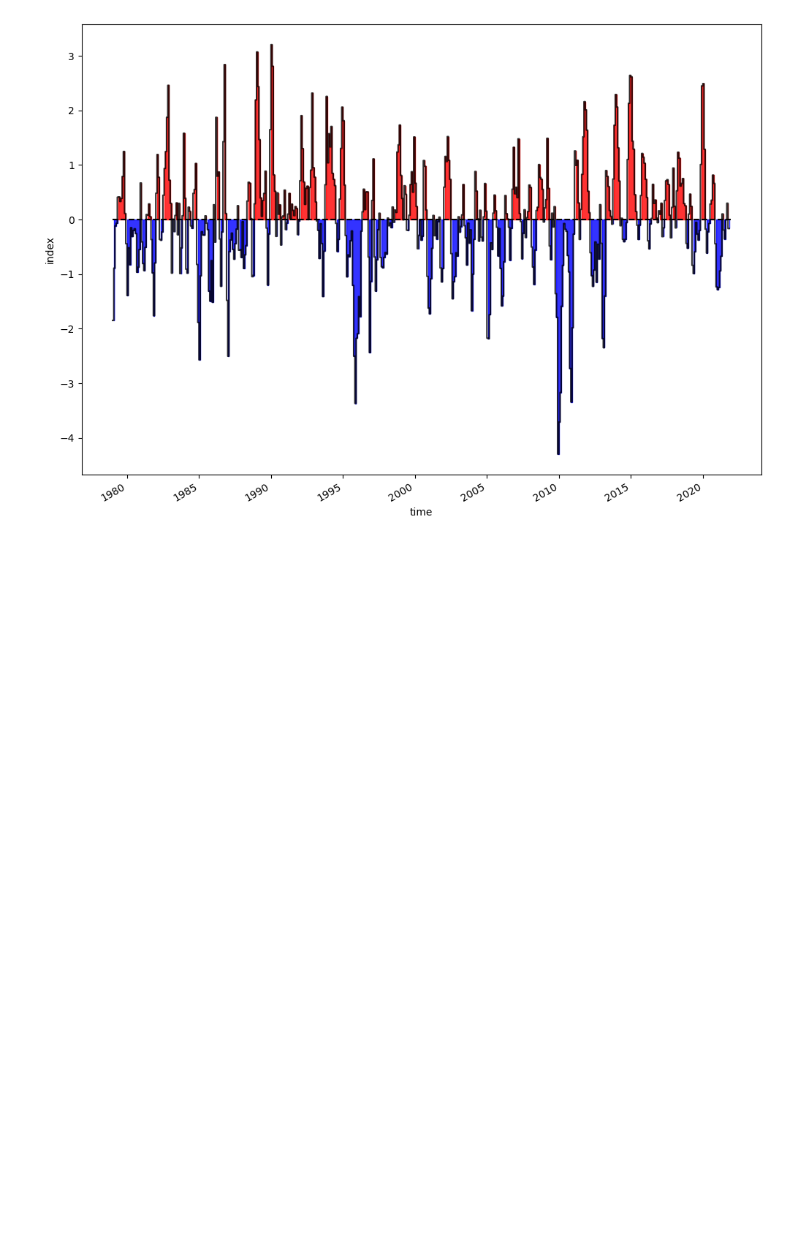
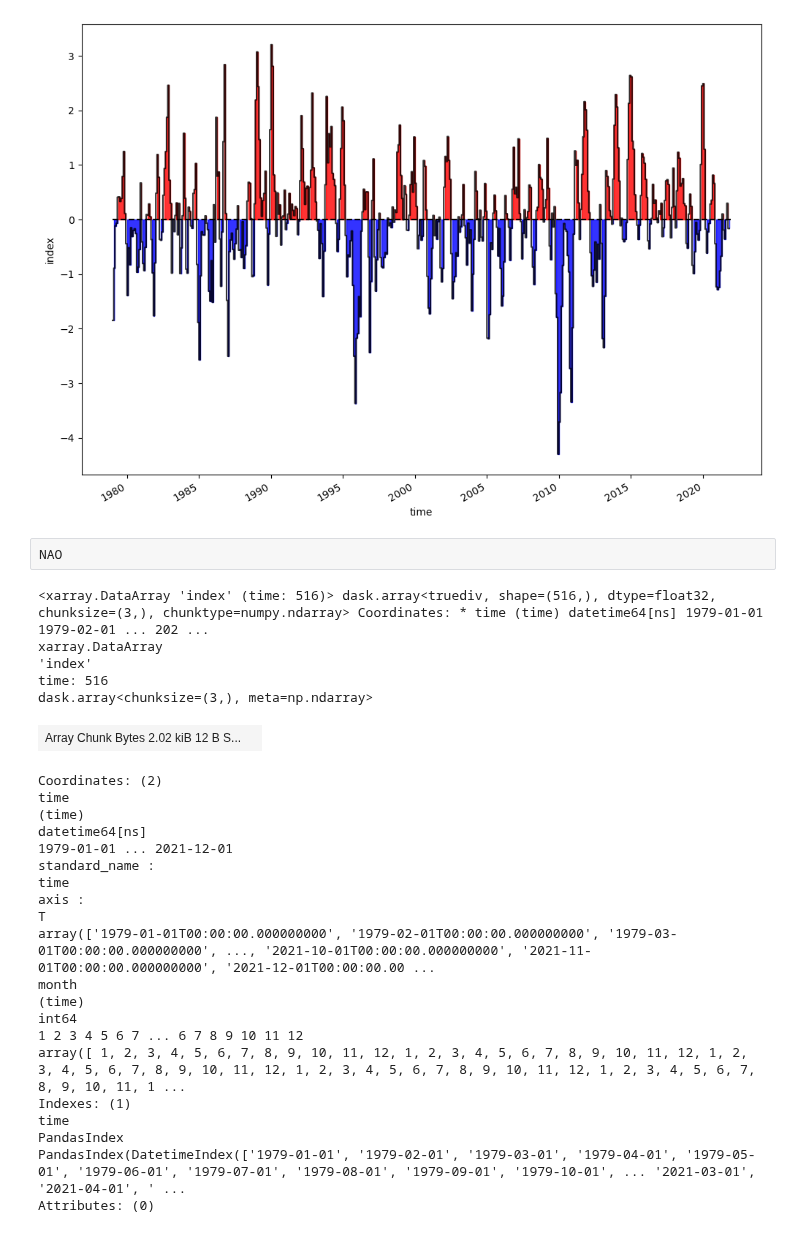
Before and after one commit to DestinE-Climate-DT/AQUA, a Jupyter notebook: diagnostics/teleconnections/test.ipynb, the cells around one changed output. Drawn from its saved outputs; the diff is of its cells as text; blank space fills up the shorter version.

```diff
--- a/diagnostics/teleconnections/test.ipynb
+++ b/diagnostics/teleconnections/test.ipynb
@@ -119,3 +119,32 @@ ax.hlines(y=0,xmin=min(NAO['time']),xmax=max(NAO['time']),
 # %% [output]
 <matplotlib.collections.LineCollection at 0x...>
 [figure]
+# %%
+NAO
+# %% [output]
+<xarray.DataArray 'index' (time: 516)> dask.array<truediv, shape=(516,), dtype=float32, chunksize=(3,), chunktype=numpy.ndarray> Coordinates: * time (time) datetime64[ns] 1979-01-01 1979-02-01 ... 202 ...
+xarray.DataArray
+'index'
+time: 516
+dask.array<chunksize=(3,), meta=np.ndarray>
+| Array Chunk Bytes 2.02 kiB 12 B S... |  |
+Coordinates: (2)
+time
+(time)
+datetime64[ns]
+1979-01-01 ... 2021-12-01
+standard_name :
+time
+axis :
+T
+array(['1979-01-01T00:00:00.000000000', '1979-02-01T00:00:00.000000000', '1979-03-01T00:00:00.000000000', ..., '2021-10-01T00:00:00.000000000', '2021-11-01T00:00:00.000000000', '2021-12-01T00:00:00.00 ...
+month
+(time)
+int64
+1 2 3 4 5 6 7 ... 6 7 8 9 10 11 12
+array([ 1, 2, 3, 4, 5, 6, 7, 8, 9, 10, 11, 12, 1, 2, 3, 4, 5, 6, 7, 8, 9, 10, 11, 12, 1, 2, 3, 4, 5, 6, 7, 8, 9, 10, 11, 12, 1, 2, 3, 4, 5, 6, 7, 8, 9, 10, 11, 12, 1, 2, 3, 4, 5, 6, 7, 8, 9, 10, 11, 1 ...
+Indexes: (1)
+time
+PandasIndex
+PandasIndex(DatetimeIndex(['1979-01-01', '1979-02-01', '1979-03-01', '1979-04-01', '1979-05-01', '1979-06-01', '1979-07-01', '1979-08-01', '1979-09-01', '1979-10-01', ... '2021-03-01', '2021-04-01', ' ...
+Attributes: (0)
```
Also changed, not shown: parts of 2 cells of this notebook, 2 other files.
